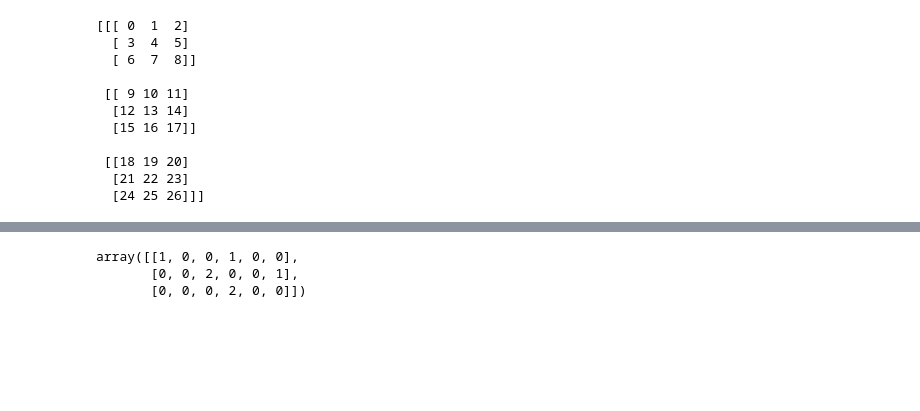
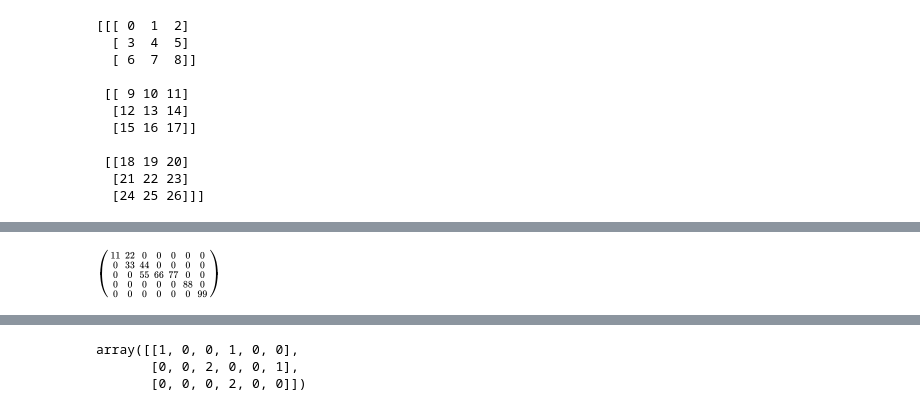
Before and after one commit to abhi3700/My_Learning-Python, a Jupyter notebook: libs/numpy/numpy.ipynb, the cells around one changed output, grey strips where cells are left out. Cells and saved outputs as stored; diff of their text form; code cells hidden in the pictures; blank space fills up the shorter version.

```diff
--- a/libs/numpy/numpy_practice.ipynb
+++ b/libs/numpy/numpy.ipynb
@@ -133,0 +355,4 @@ print(b)
+# %%
+Image("../../images/sparse_matrix.png")
+# %% [output]
+[figure, added]
```
Also changed, not shown: parts of 46 cells of this notebook, 4 other files.
